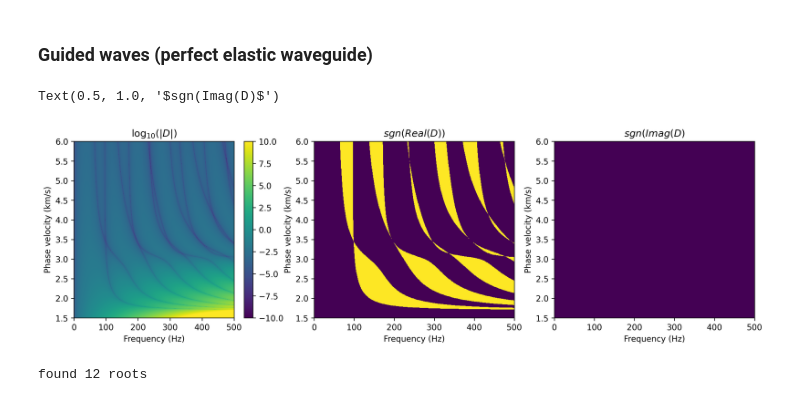
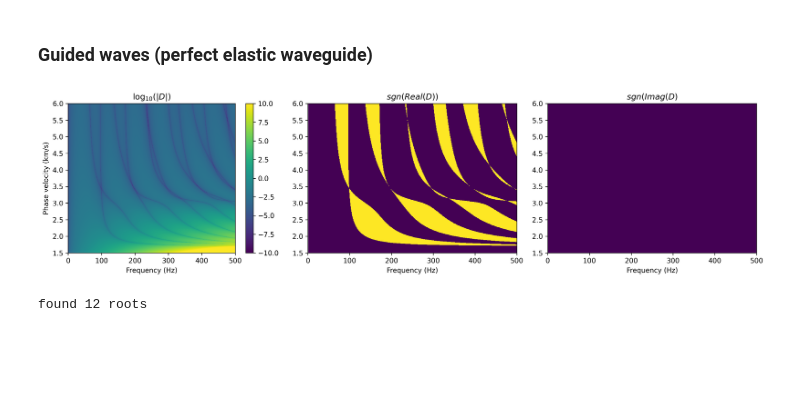
Before and after one commit to nmbader/pydisperse, a Jupyter notebook: notebooks/normal_modes.ipynb, the cells around one changed output. Saved outputs shown, nothing was run; the diff lists cells and outputs as text; code cells hidden in the pictures; blank space fills up the shorter version.

```diff
--- a/notebooks/normal_modes.ipynb
+++ b/notebooks/normal_modes.ipynb
@@ -240,32 +249,35 @@ for i in range(nc):
 # %%
 fig=plt.figure(figsize=(15, 4),dpi=300)
 
 plt.subplot(1,3,1)
 vmin=-10
 vmax=10
 plt.imshow(np.log10(np.abs(guided_waves_map)),interpolation='none',aspect="auto",extent=[fmin,fmax,cmax,cmin],vmin=vmin,vmax=vmax)
 plt.xlabel("Frequency (Hz)")
 plt.ylabel("Phase velocity (km/s)")
 plt.gca().invert_yaxis()
 plt.colorbar()
 plt.title(r"$\log_{10}(|D|)$")
 
 plt.subplot(1,3,2)
 plt.imshow(np.sign(np.real(guided_waves_map)),interpolation='none',aspect="auto",extent=[fmin,fmax,cmax,cmin])
 plt.xlabel("Frequency (Hz)")
-plt.ylabel("Phase velocity (km/s)")
+# plt.ylabel("Phase velocity (km/s)")
 plt.gca().invert_yaxis()
 plt.title(r"$sgn(Real(D))$")
 
 plt.subplot(1,3,3)
 plt.imshow(np.sign(np.imag(lamb_waves_map)),interpolation='none',aspect="auto",extent=[fmin,fmax,cmax,cmin])
 plt.xlabel("Frequency (Hz)")
-plt.ylabel("Phase velocity (km/s)")
+# plt.ylabel("Phase velocity (km/s)")
 plt.gca().invert_yaxis()
 plt.title(r"$sgn(Imag(D)$")
+
+plt.tight_layout()
+
+plt.show()
 # %% [output]
-Text(0.5, 1.0, '$sgn(Imag(D)$')
-[figure, old version]
+[figure, new version]
 # %%
 # Trace dispersion curves
 
```
Also changed, not shown: parts of 13 cells of this notebook, 1 other file.
